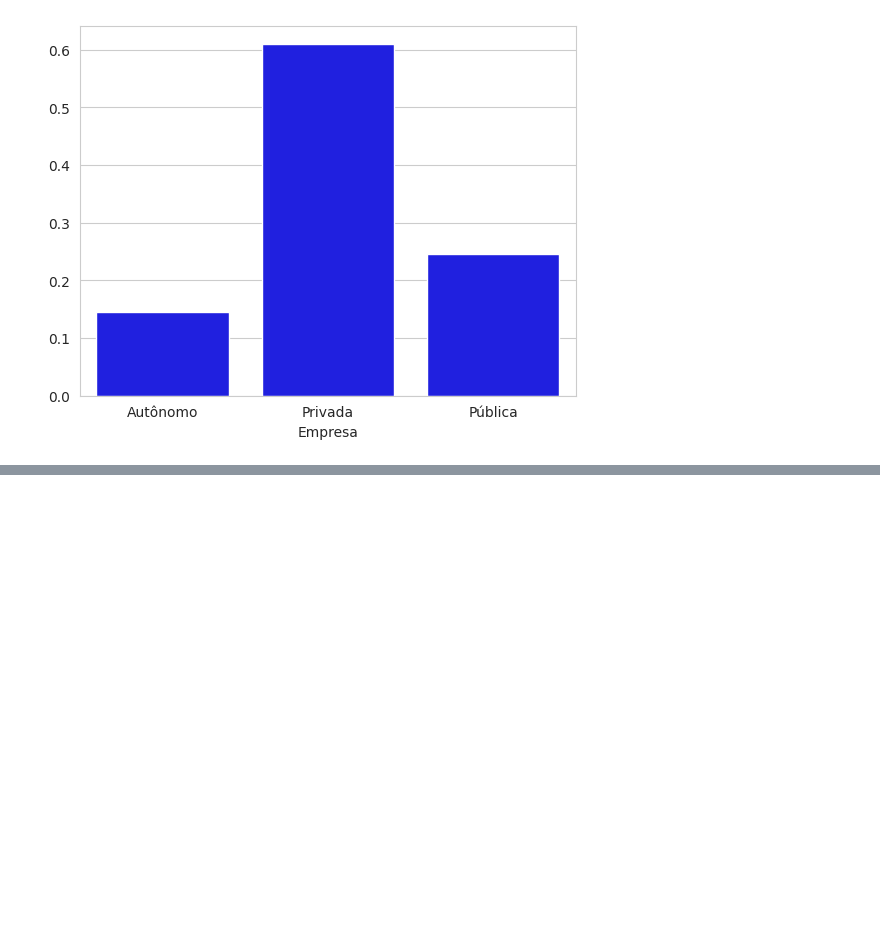
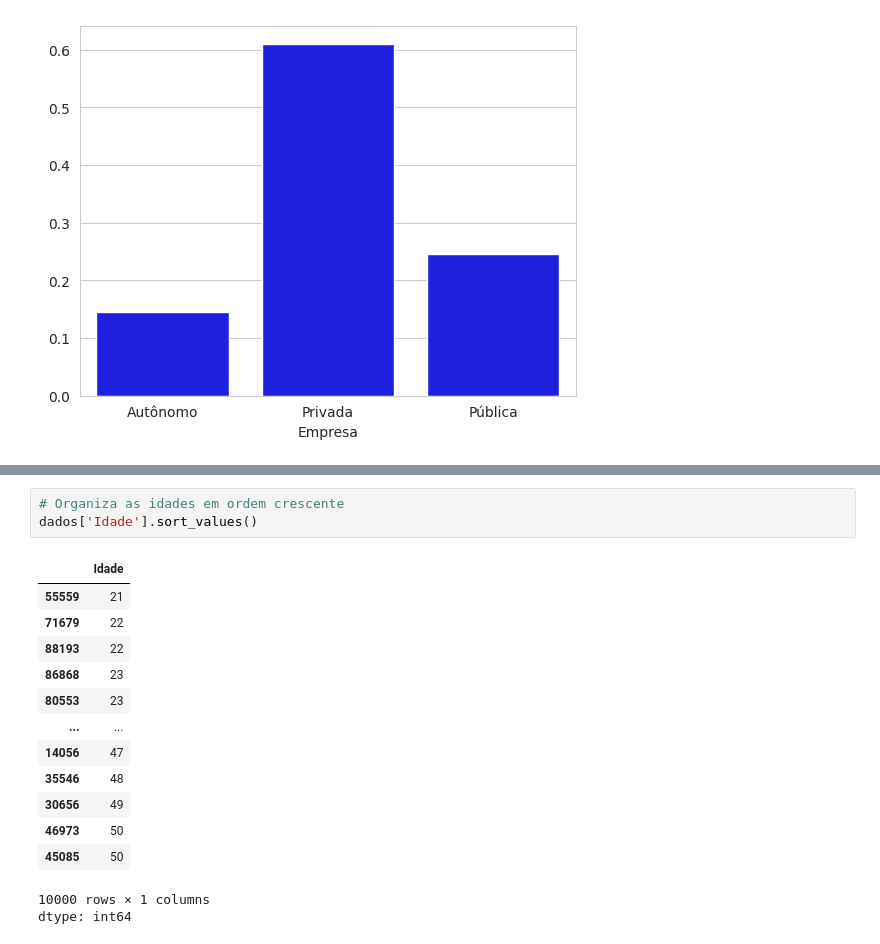
Before and after one commit to David-Castanheira/aula-analise-exploratoria-dados, a Jupyter notebook: aula_analise_exploratoria_dados.ipynb, the cells around one changed output, grey strips where cells are left out. Drawn from its saved outputs; the diff is of its cells as text; blank space fills up the shorter version.

```diff
--- a/aula_analise_exploratoria_dados.ipynb
+++ b/aula_analise_exploratoria_dados.ipynb
@@ -560,0 +764,18 @@ sns.barplot(x = category_counts.index, y = category_counts.values, color = 'red'
+# %%
+# Organiza as idades em ordem crescente
+dados['Idade'].sort_values()
+# %% [output]
+|  | Idade |
+| 55559 | 21 |
+| 71679 | 22 |
+| 88193 | 22 |
+| 86868 | 23 |
+| 80553 | 23 |
+| ... | ... |
+| 14056 | 47 |
+| 35546 | 48 |
+| 30656 | 49 |
+| 46973 | 50 |
+| 45085 | 50 |
+10000 rows × 1 columns
+dtype: int64
```
Also changed, not shown: parts of 26 cells of this notebook.
